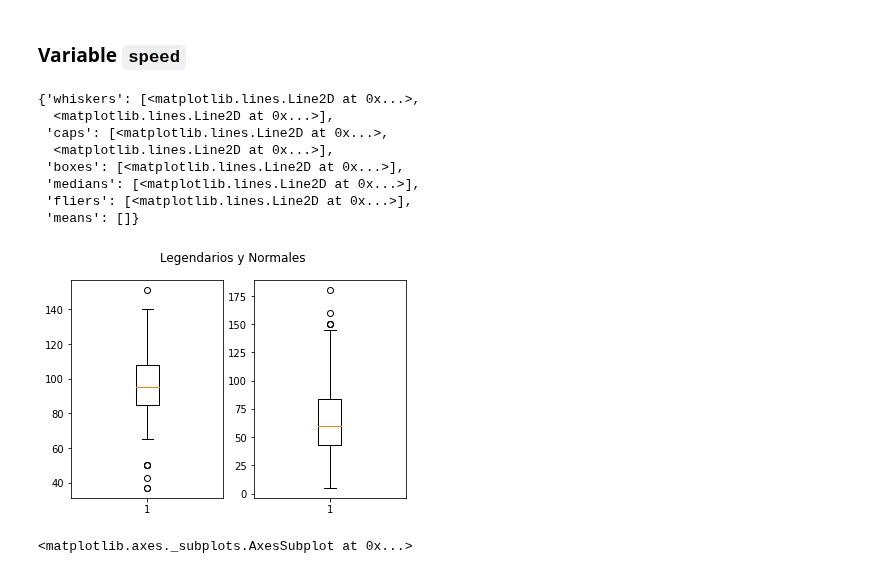
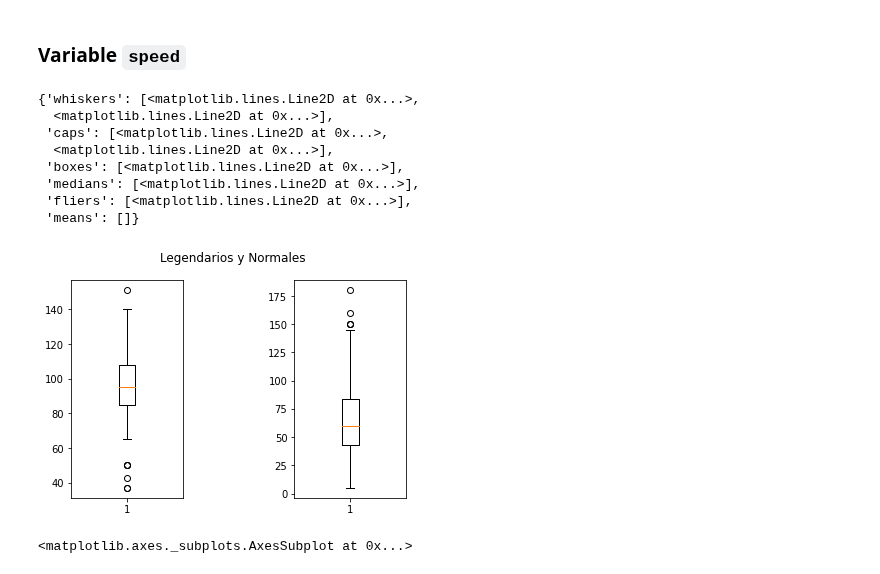
Before and after one commit to Calm-leon/proyecto-an-lisis-de-datos, a Jupyter notebook: Puchamon_final_PTMx2.ipynb, the cells around one changed output. Saved outputs shown, nothing was run; the diff lists cells and outputs as text; code cells hidden in the pictures.

```diff
--- a/Puchamon_final_PTMx2.ipynb
+++ b/Puchamon_final_PTMx2.ipynb
@@ -414,18 +419,19 @@ Las medidas de tendencia central son medidas estadísticas que pretenden resumir
 # %%
 fig, (ax1, ax2) = plt.subplots(1, 2)
 fig.suptitle('Legendarios y Normales')
+fig.subplots_adjust(hspace=0, wspace=1)    #aca le mueves la distancia
 ax1.boxplot(Legendarios['speed'])
 ax2.boxplot(Normals['speed'])
 # %% [output]
 {'whiskers': [<matplotlib.lines.Line2D at 0x...>,
   <matplotlib.lines.Line2D at 0x...>],
  'caps': [<matplotlib.lines.Line2D at 0x...>,
   <matplotlib.lines.Line2D at 0x...>],
  'boxes': [<matplotlib.lines.Line2D at 0x...>],
  'medians': [<matplotlib.lines.Line2D at 0x...>],
  'fliers': [<matplotlib.lines.Line2D at 0x...>],
  'means': []}
-[figure, old version]
+[figure, new version]
 # %%
 Legendarios.speed.plot.density(color='green')
 Normals.speed.plot.density(color='blue')
```
Also changed, not shown: parts of 10 cells of this notebook.
